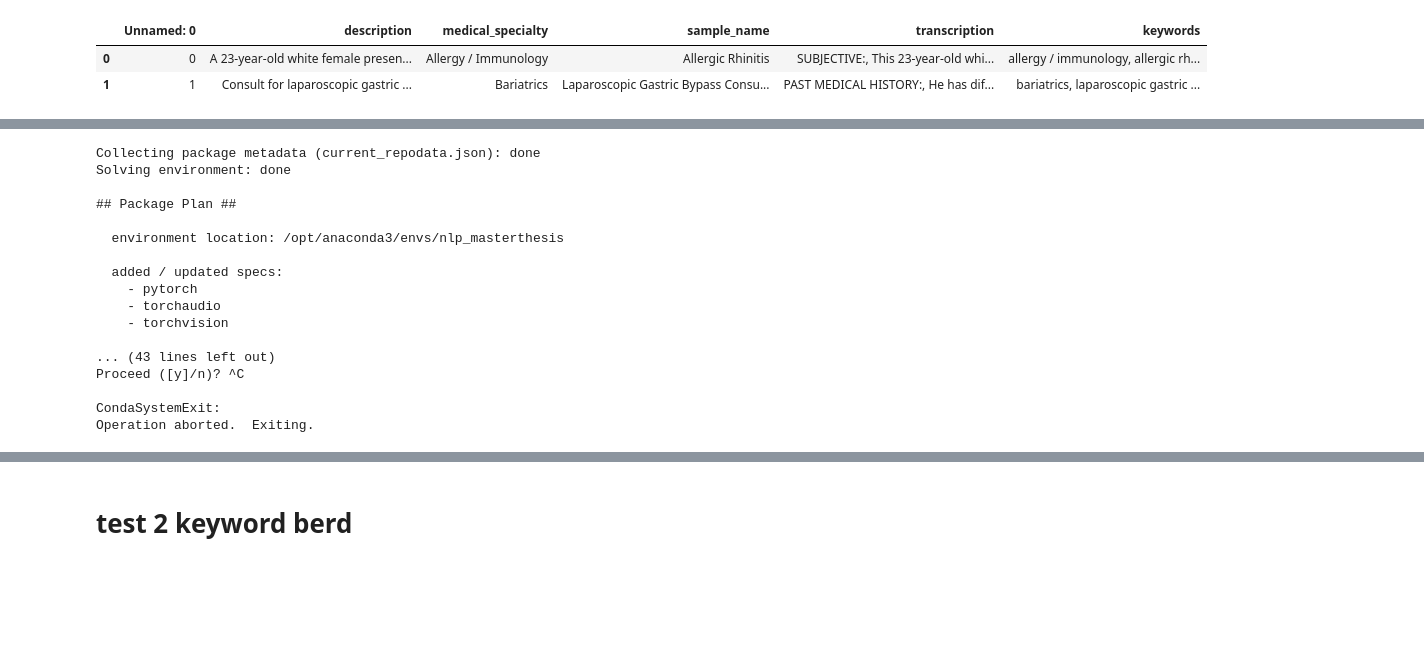
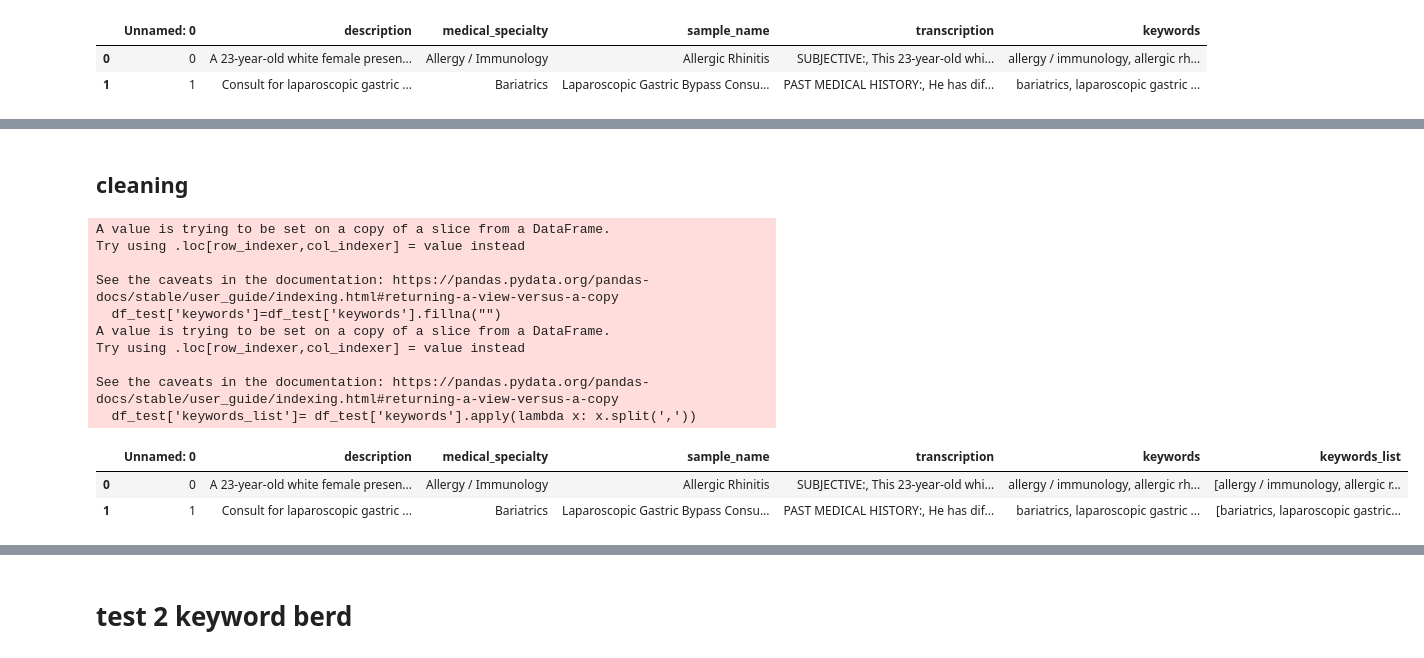
Before and after one commit to Tara-Sophia/NLP_Masterthesis, a Jupyter notebook: src/BioBert_v01.ipynb, the cells around one changed output, grey strips where cells are left out. Cells and saved outputs as stored; diff of their text form; code cells hidden in the pictures; blank space fills up the shorter version.

Commit message:
bert debugging

```diff
--- a/src/BioBert_v01.ipynb
+++ b/src/BioBert_v01.ipynb
@@ -45,17 +43,0 @@ df_test.head(2)
-# %%
-def location_indices(stringstext, check_list):
-    '''this function finds the location of the keywords in the string'''
-
-    res = dict()
-    for ele in check_list :
-        if ele in stringstext:
-
-            # getting front index
-            strt = stringstext.index(ele)
-
-            # getting ending index
-            res[ele] = [strt, strt + len(ele) - 1]
-    return res.values()
-
-df_test['col_3'] = df_test.apply(lambda x: location_indices(x.transcription, x.keywords_list), axis=1)
-df_test.head(2)
@@ -1172,21 +43,0 @@ NameError: name 'DataSequence' is not defined
-# %%
-https://medium.com/analytics-vidhya/named-entity-recognition-for-turkish-with-bert-f8ec04a31b0
-https://www.kaggle.com/code/mdfahimreshm/bert-in-depth-understanding
-# %% [output]
-Collecting package metadata (current_repodata.json): done
-Solving environment: done
-
-## Package Plan ##
-
-  environment location: /opt/anaconda3/envs/nlp_masterthesis
-
-  added / updated specs:
-    - pytorch
-    - torchaudio
-    - torchvision
-
-... (43 lines left out)
-Proceed ([y]/n)? ^C
-
-CondaSystemExit:
-Operation aborted.  Exiting.
@@ -1216,0 +44,27 @@ plt.savefig('./wordcloud.png')
+# %% [markdown]
+## cleaning
+# %%
+def convert(lst):
+    '''This function converts the keywords to a list of keywords'''
+    my_list = lst.split(',')
+    print(my_list)
+    return my_list
+    return ([i for i in lst.split()])
+df_test['keywords']=df_test['keywords'].fillna("")
+df_test['keywords_list']= df_test['keywords'].apply(lambda x: x.split(','))
+#ACHTUNG HIER IST ES IMPORTANT IN EINEM NEXT STEP DIE KEYWORD LIST ZU CLEANEN
+df_test.head(2)
+# %% [output]
+A value is trying to be set on a copy of a slice from a DataFrame.
+Try using .loc[row_indexer,col_indexer] = value instead
+
+See the caveats in the documentation: https://pandas.pydata.org/pandas-docs/stable/user_guide/indexing.html#returning-a-view-versus-a-copy
+  df_test['keywords']=df_test['keywords'].fillna("")
+A value is trying to be set on a copy of a slice from a DataFrame.
+Try using .loc[row_indexer,col_indexer] = value instead
+
+See the caveats in the documentation: https://pandas.pydata.org/pandas-docs/stable/user_guide/indexing.html#returning-a-view-versus-a-copy
+  df_test['keywords_list']= df_test['keywords'].apply(lambda x: x.split(','))
+|  | Unnamed: 0 | description | medical_specialty | sample_name | transcription | keywords | keywords_list |
+| 0 | 0 | A 23-year-old white female presen... | Allergy / Immunology | Allergic Rhinitis | SUBJECTIVE:, This 23-year-old whi... | allergy / immunology, allergic rh... | [allergy / immunology, allergic r... |
+| 1 | 1 | Consult for laparoscopic gastric ... | Bariatrics | Laparoscopic Gastric Bypass Consu... | PAST MEDICAL HISTORY:, He has dif... | bariatrics, laparoscopic gastric ... | [bariatrics, laparoscopic gastric... |
```
Also changed, not shown: parts of 65 cells of this notebook, 1 other file.
